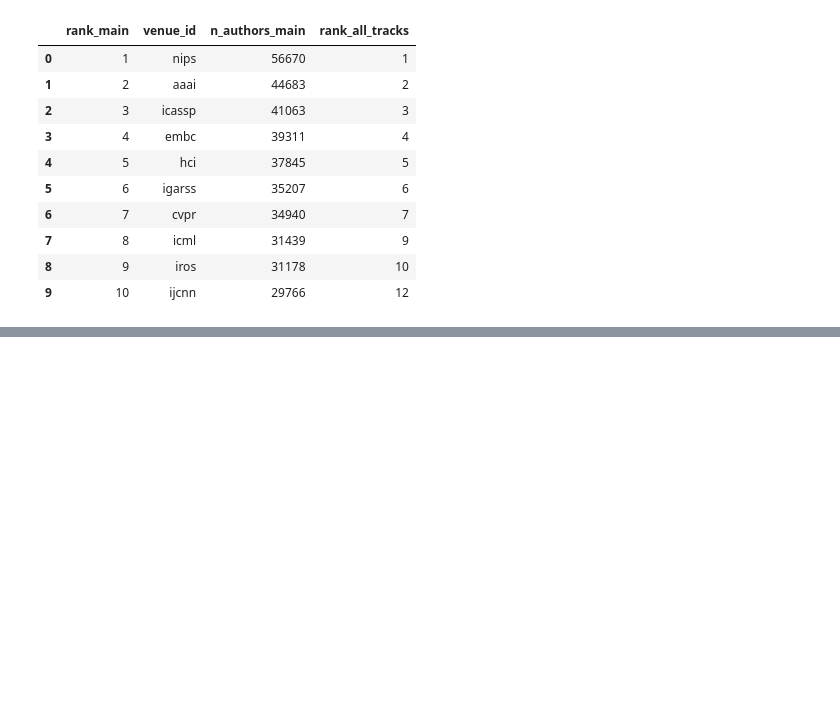
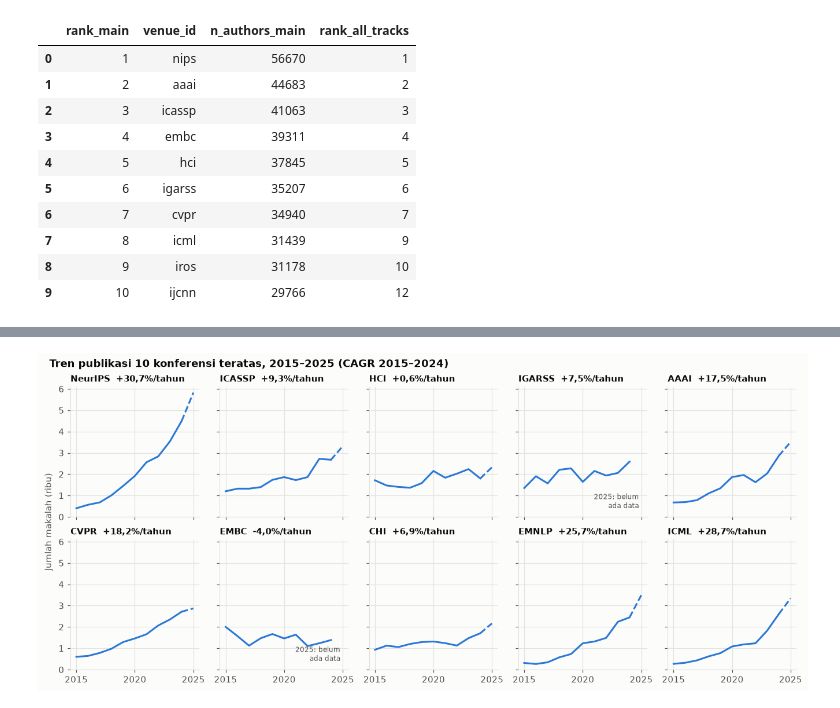
Before and after one commit to RNXFreeze/IF4041-Datmin-Tubes-Kel1, a Jupyter notebook: notebooks/02_conference_popularity.ipynb, the cells around one changed output, grey strips where cells are left out. Drawn from its saved outputs; the diff is of its cells as text; code cells hidden in the pictures; blank space fills up the shorter version.

```diff
--- a/notebooks/02_conference_popularity.ipynb
+++ b/notebooks/02_conference_popularity.ipynb
@@ -192,0 +252,11 @@ main_authors
+# %%
+years = list(range(2015, 2026))
+trend = (conferences[conferences["venue_id"].isin(top10_ids)]
+         .pivot_table(index="venue_id", columns="year", aggfunc="size", fill_value=0)
+         .reindex(top10_ids))
+trend.columns.name = None
+trend.insert(0, "venue_name", top10_papers.set_index("venue_id")["venue_name"])
+trend["growth_2015_2024"] = (trend[2024] / trend[2015]).round(2)
+trend["cagr_2015_2024"] = (100 * ((trend[2024] / trend[2015]) ** (1 / 9) - 1)).round(1)
+trend.to_csv(config.TABLES_DIR / "top10_conferences_trend.csv")
+trend
@@ -192,0 +276,21 @@ main_authors
+# %%
+fig, axes = plt.subplots(2, 5, figsize=(12, 5.2), sharex=True, sharey=True, layout="constrained")
+for ax, (_, row) in zip(axes.flat, trend.iterrows()):
+    counts = row[years].astype(float)
+    counts = counts.mask(counts == 0) / 1e3
+    ax.plot(years[:-1], counts[years[:-1]], color=SERIES[0], linewidth=2)
+    ax.plot(years[-2:], counts[years[-2:]], color=SERIES[0], linewidth=2, linestyle="--")
+    if pd.isna(counts[2025]):
+        ax.text(2024.8, 0.3, "2025: belum\nada data", ha="right", va="bottom", fontsize=8, color=TEXT_MUTED)
+    cagr = f"{row['cagr_2015_2024']:+.1f}".replace(".", ",")
+    ax.set_title(f"{row['venue_name']}  {cagr}%/tahun", fontsize=10)
+    ax.set_xticks([2015, 2020, 2025])
+    ax.set_ylim(bottom=0)
+fig.get_layout_engine().set(wspace=0.06)
+fig.supylabel("Jumlah makalah (ribu)", color=TEXT_MUTED, fontsize=10)
+fig.suptitle("Tren publikasi 10 konferensi teratas, 2015–2025 (CAGR 2015–2024)", x=0.01, ha="left",
+             fontweight="bold", fontsize=12)
+save(fig, "02_top10_trend")
+plt.show()
+# %% [output]
+[figure, added]
```
Also changed, not shown: parts of 10 cells of this notebook, 4 other files.
